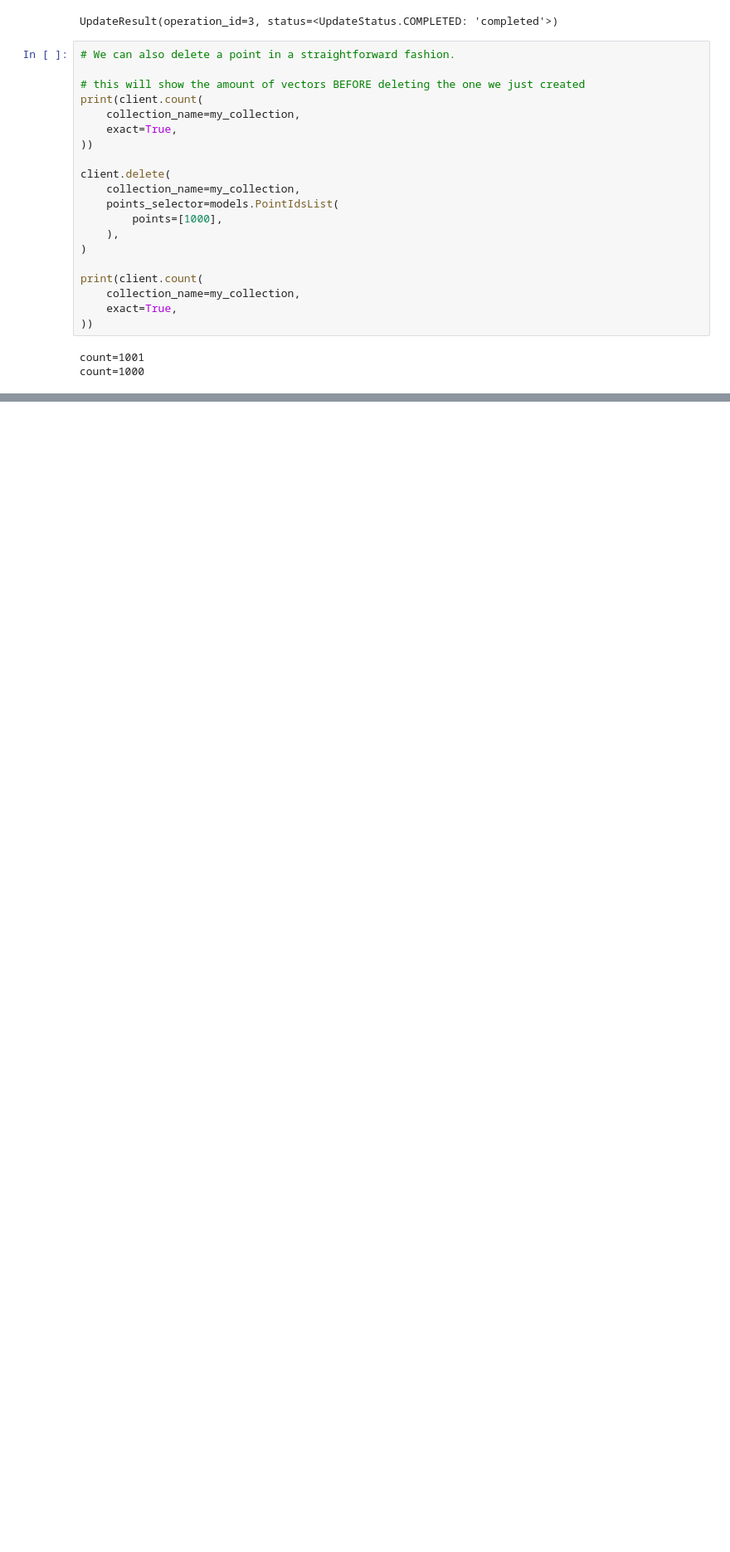
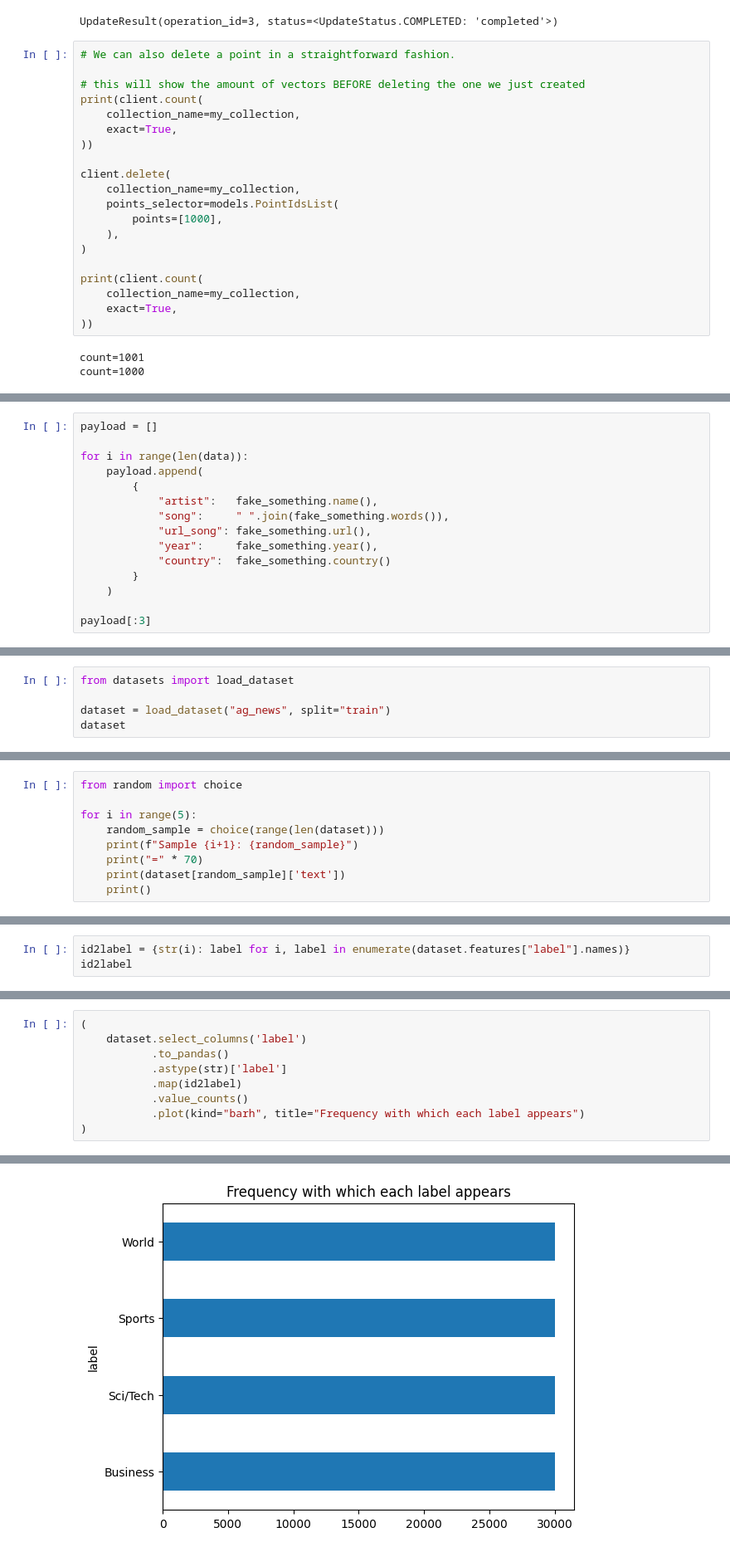
Before and after one commit to chienhsiang-hung/HuggingFaceSharing, a Jupyter notebook: Getting started.ipynb, the cells around one changed output, grey strips where cells are left out. Shown at 83% size. Cells and saved outputs as stored; diff of their text form; blank space fills up the shorter version.

```diff
--- a/Getting started.ipynb
+++ b/Getting started.ipynb
@@ -118,0 +128,15 @@ count=1000
+# %%
+payload = []
+
+for i in range(len(data)):
+    payload.append(
+        {
+            "artist":   fake_something.name(),
+            "song":     " ".join(fake_something.words()),
+            "url_song": fake_something.url(),
+            "year":     fake_something.year(),
+            "country":  fake_something.country()
+        }
+    )
+
+payload[:3]
@@ -118,0 +202,5 @@ count=1000
+# %%
+from datasets import load_dataset
+
+dataset = load_dataset("ag_news", split="train")
+dataset
@@ -118,0 +212,9 @@ count=1000
+# %%
+from random import choice
+
+for i in range(5):
+    random_sample = choice(range(len(dataset)))
+    print(f"Sample {i+1}: {random_sample}")
+    print("=" * 70)
+    print(dataset[random_sample]['text'])
+    print()
@@ -118,0 +241,3 @@ count=1000
+# %%
+id2label = {str(i): label for i, label in enumerate(dataset.features["label"].names)}
+id2label
@@ -118,0 +248,10 @@ count=1000
+# %%
+(
+    dataset.select_columns('label')
+           .to_pandas()
+           .astype(str)['label']
+           .map(id2label)
+           .value_counts()
+           .plot(kind="barh", title="Frequency with which each label appears")
+)
+# %% [output]
@@ -118,0 +259 @@ count=1000
+[figure, added]
```
Also changed, not shown: parts of 14 cells of this notebook.
